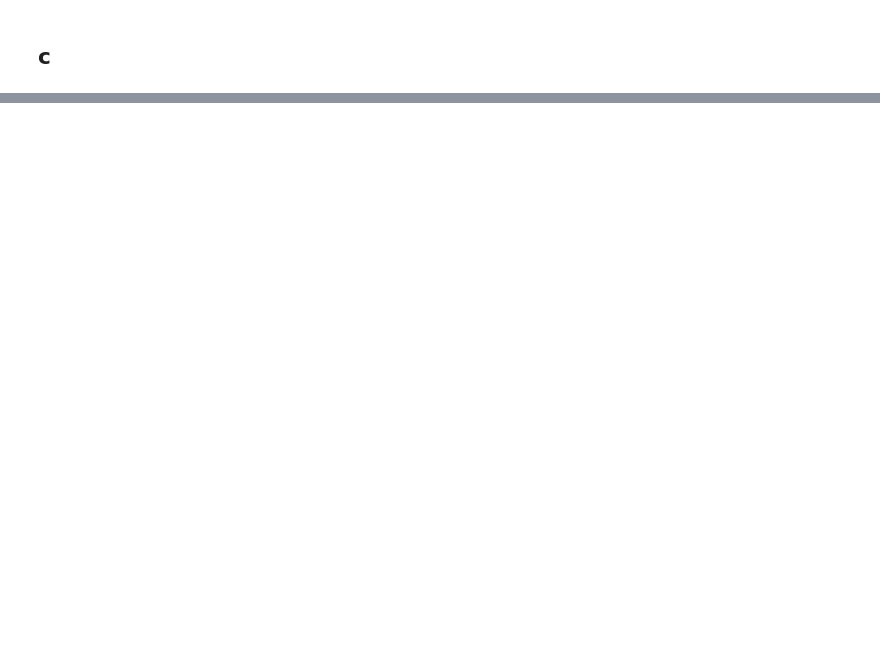
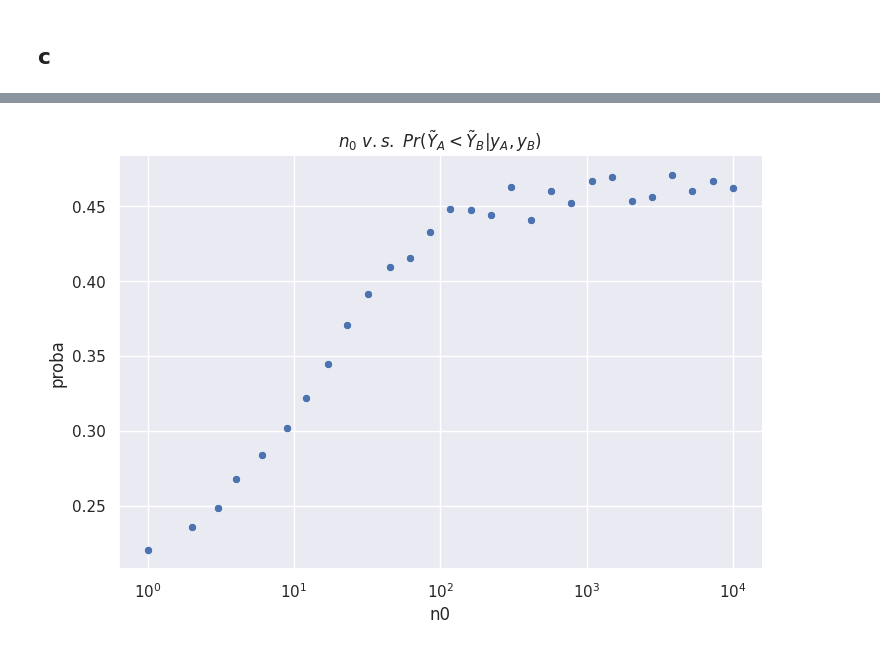
Before and after one commit to savioursho/a-first-cource-in-baysian-statistical-methods, a Jupyter notebook: notebooks/chapter04/02-excercise4_2.ipynb, the cells around one changed output, grey strips where cells are left out. Cells and saved outputs as stored; diff of their text form; code cells hidden in the pictures; blank space fills up the shorter version.

```diff
--- a/notebooks/chapter04/02-excercise4_2.ipynb
+++ b/notebooks/chapter04/02-excercise4_2.ipynb
@@ -167,0 +289,42 @@ _ = g.set(xscale="log", title=r"$n_0 ~ v.s. ~ Pr(\theta_A < \theta_B| y_A, y_B)$
+# %%
+def get_proba_by_mc(n0: int):
+    # 事後分布
+    posterior_A = get_poisson_model_posterior(y_a.data, a_prior=120, b_prior=10)
+    posterior_B = get_poisson_model_posterior(y_b.data, a_prior=12 * n0, b_prior=n0)
+
+    # 事後予測分布
+    posterior_predictive_A = get_negative_binomial_posterior_predictive_distribution(
+        posterior_A.a, posterior_A.b
+    )
+    posterior_predictive_B = get_negative_binomial_posterior_predictive_distribution(
+        posterior_B.a, posterior_B.b
+    )
+
+    # モンテカルロサンプリング
+    size = 5000
+
+    df_predictive_sample = pd.DataFrame(
+        {
+            "YA": posterior_predictive_A.sample(size),
+            "YB": posterior_predictive_B.sample(size),
+        }
+    )
+
+    # thetaB < thetaAの確率の近似値
+    proba = df_predictive_sample["YA"].lt(df_predictive_sample["YB"]).mean()
+
+    return proba
+# %%
+# n0 = 1 ~ 10000でサンプリングする
+df_proba = pd.DataFrame({"n0": np.floor(np.logspace(0, 4, 30))})
+df_proba["proba"] = df_proba["n0"].apply(get_proba_by_mc)
+
+g = sns.relplot(
+    df_proba,
+    x="n0",
+    y="proba",
+    aspect=1.5,
+)
+_ = g.set(xscale="log", title=r"$n_0 ~ v.s. ~ Pr(\tilde{Y}_A < \tilde{Y}_B| y_A, y_B)$")
+# %% [output]
+[figure, added]
```
Also changed, not shown: parts of 16 cells of this notebook.
